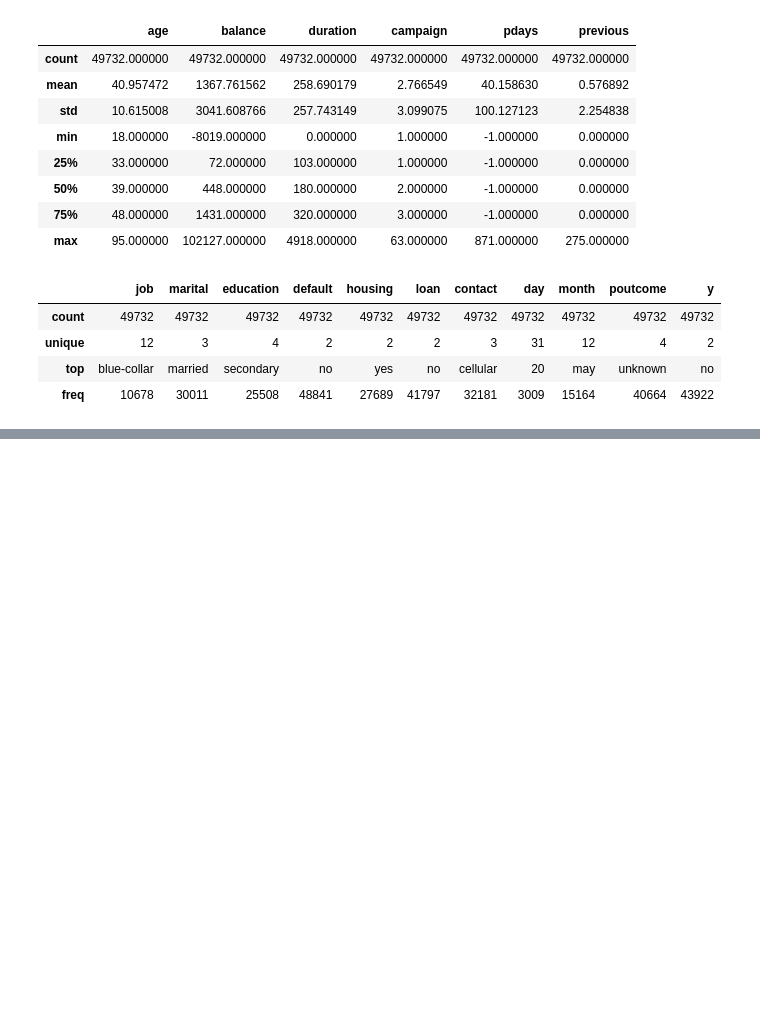
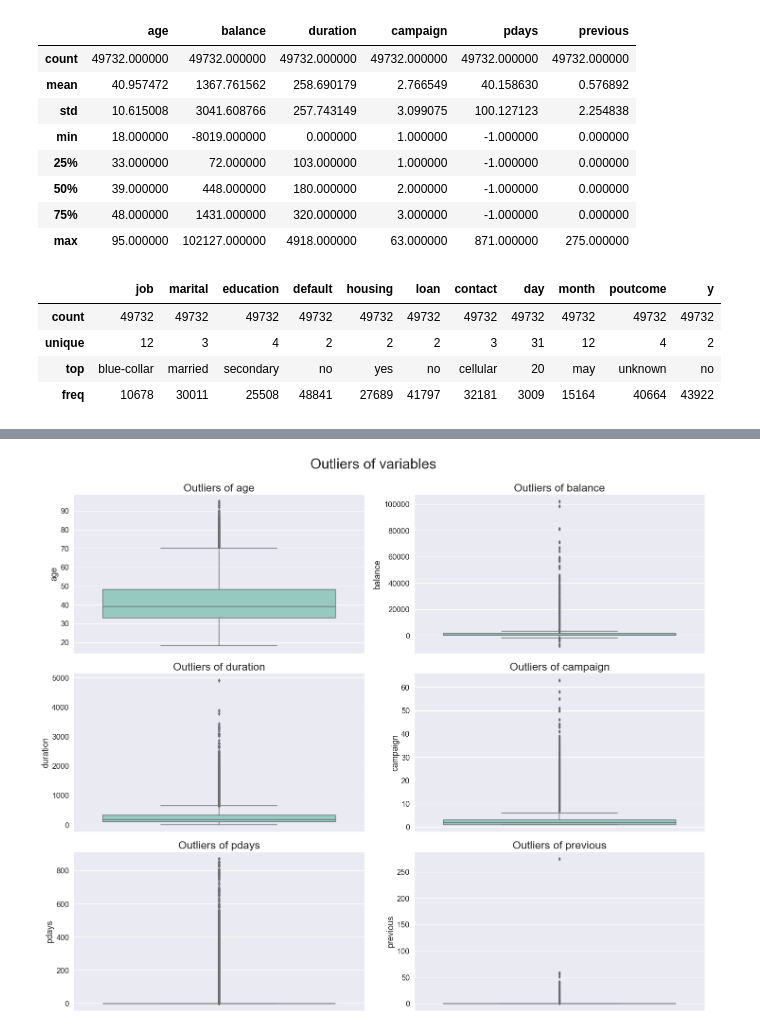
Before and after one commit to rhythmbhavsar/Bank-Marketing, a Jupyter notebook: Bank Marketing.ipynb, the cells around one changed output, grey strips where cells are left out. Drawn from its saved outputs; the diff is of its cells as text; code cells hidden in the pictures; blank space fills up the shorter version.

```diff
--- a/Bank Marketing.ipynb
+++ b/Bank Marketing.ipynb
@@ -137,0 +190,15 @@ bank.describe(include = 'category')
+# %%
+n=1
+plt.subplots(figsize=(20, 16))
+for i in numeric:
+    plt.subplot(3,2,n)
+    ax = plt.gca()
+    sns.set(font_scale = 1.5)
+    sns.boxplot(y=bank[i], palette='Set3')
+    ax.set_title('Outliers of %s'%(i), fontsize=23)
+    n+=1
+    plt.tight_layout()
+plt.suptitle('Outliers of variables', y=1.03, fontsize=30)
+plt.show()
+# %% [output]
+[figure, added]
```
Also changed, not shown: parts of 26 cells of this notebook.
